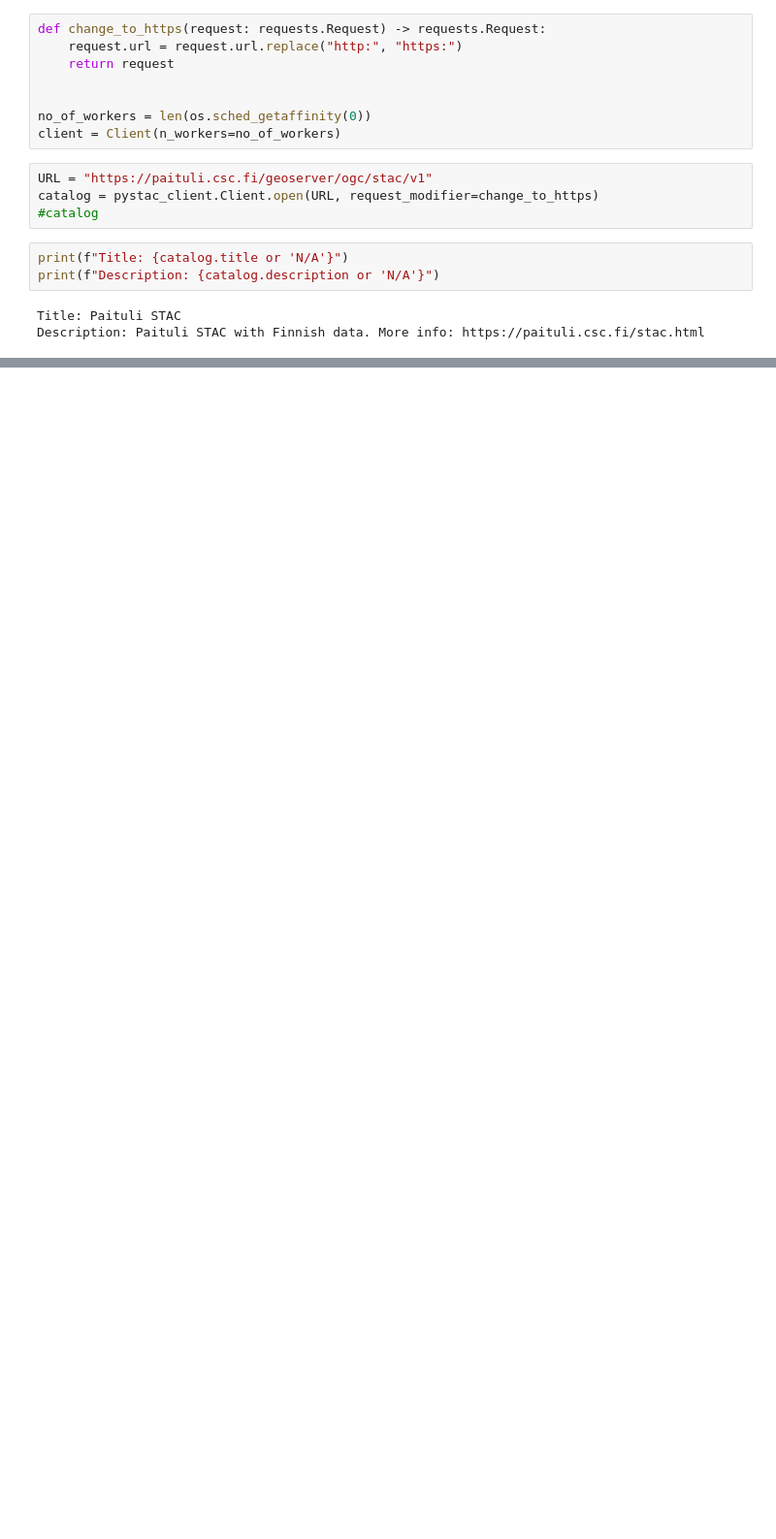
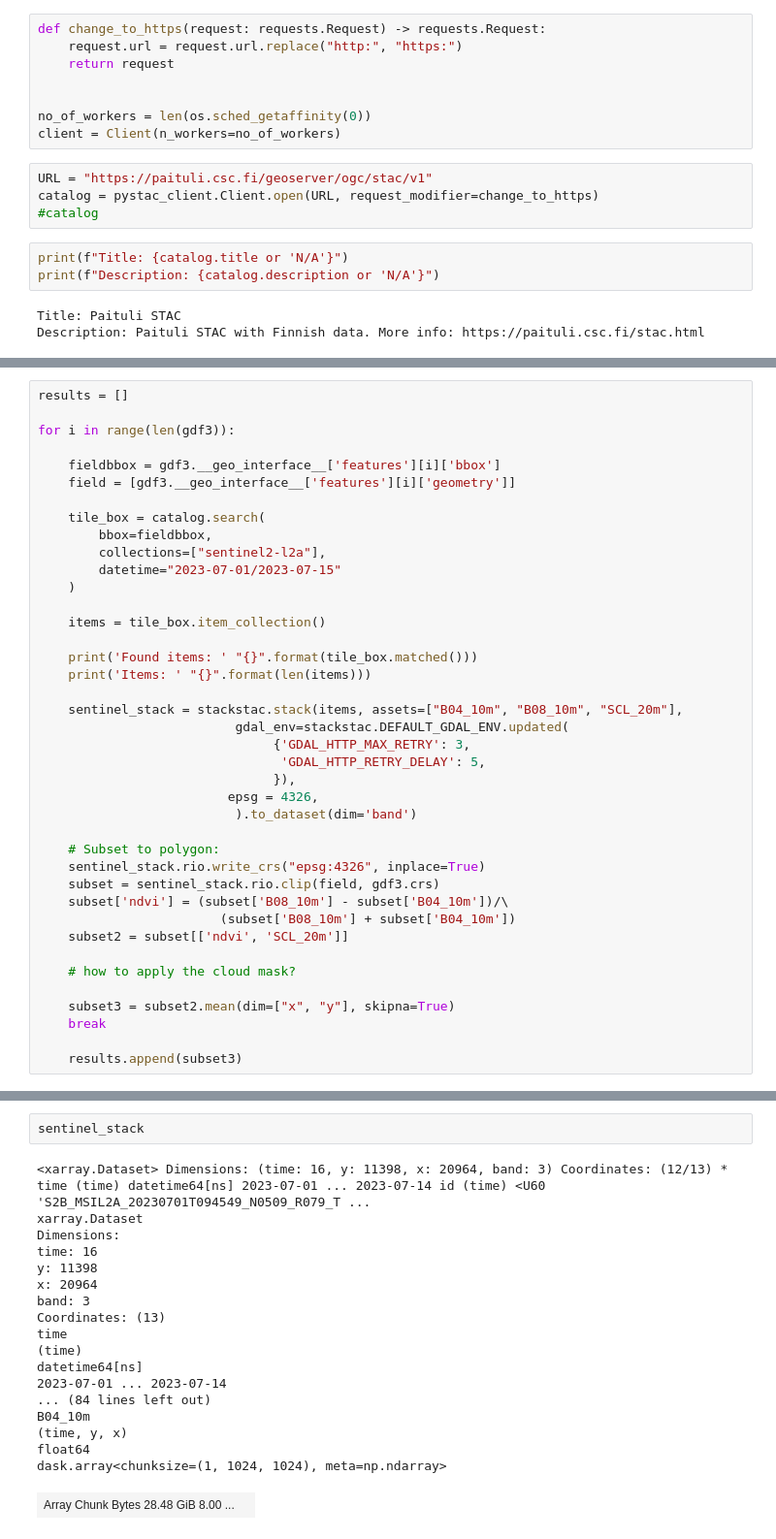
Before and after one commit to myliheik/agriNDVI, a Jupyter notebook: notebooks/testing-NDVI-STAC.ipynb, the cells around one changed output, grey strips where cells are left out. Shown at 97% size. Saved outputs shown, nothing was run; the diff lists cells and outputs as text; blank space fills up the shorter version.

```diff
--- a/notebooks/testing-NDVI-STAC.ipynb
+++ b/notebooks/testing-NDVI-STAC.ipynb
@@ -71,0 +270,40 @@ Wall time: 356 ms
+# %%
+results = []
+
+for i in range(len(gdf3)):
+
+    fieldbbox = gdf3.__geo_interface__['features'][i]['bbox']
+    field = [gdf3.__geo_interface__['features'][i]['geometry']]
+
+    tile_box = catalog.search(
+        bbox=fieldbbox,
+        collections=["sentinel2-l2a"],
+        datetime="2023-07-01/2023-07-15"
+    )
+
+    items = tile_box.item_collection()
+
+    print('Found items: ' "{}".format(tile_box.matched()))
+    print('Items: ' "{}".format(len(items)))
+
+    sentinel_stack = stackstac.stack(items, assets=["B04_10m", "B08_10m", "SCL_20m"],
+                          gdal_env=stackstac.DEFAULT_GDAL_ENV.updated(
+                               {'GDAL_HTTP_MAX_RETRY': 3,
+                                'GDAL_HTTP_RETRY_DELAY': 5,
+                               }),
+                         epsg = 4326,
+                          ).to_dataset(dim='band')
+
+    # Subset to polygon:
+    sentinel_stack.rio.write_crs("epsg:4326", inplace=True)
+    subset = sentinel_stack.rio.clip(field, gdf3.crs)
+    subset['ndvi'] = (subset['B08_10m'] - subset['B04_10m'])/\
+                        (subset['B08_10m'] + subset['B04_10m'])
+    subset2 = subset[['ndvi', 'SCL_20m']]
+
+    # how to apply the cloud mask?
+
+    subset3 = subset2.mean(dim=["x", "y"], skipna=True)
+    break
+
+    results.append(subset3)
@@ -71,0 +319,21 @@ Wall time: 356 ms
+# %%
+sentinel_stack
+# %% [output]
+<xarray.Dataset> Dimensions: (time: 16, y: 11398, x: 20964, band: 3) Coordinates: (12/13) * time (time) datetime64[ns] 2023-07-01 ... 2023-07-14 id (time) <U60 'S2B_MSIL2A_20230701T094549_N0509_R079_T ...
+xarray.Dataset
+Dimensions:
+time: 16
+y: 11398
+x: 20964
+band: 3
+Coordinates: (13)
+time
+(time)
+datetime64[ns]
+2023-07-01 ... 2023-07-14
+... (84 lines left out)
+B04_10m
+(time, y, x)
+float64
+dask.array<chunksize=(1, 1024, 1024), meta=np.ndarray>
+| Array Chunk Bytes 28.48 GiB 8.00 ... |  |
```
Also changed, not shown: parts of 26 cells of this notebook.
